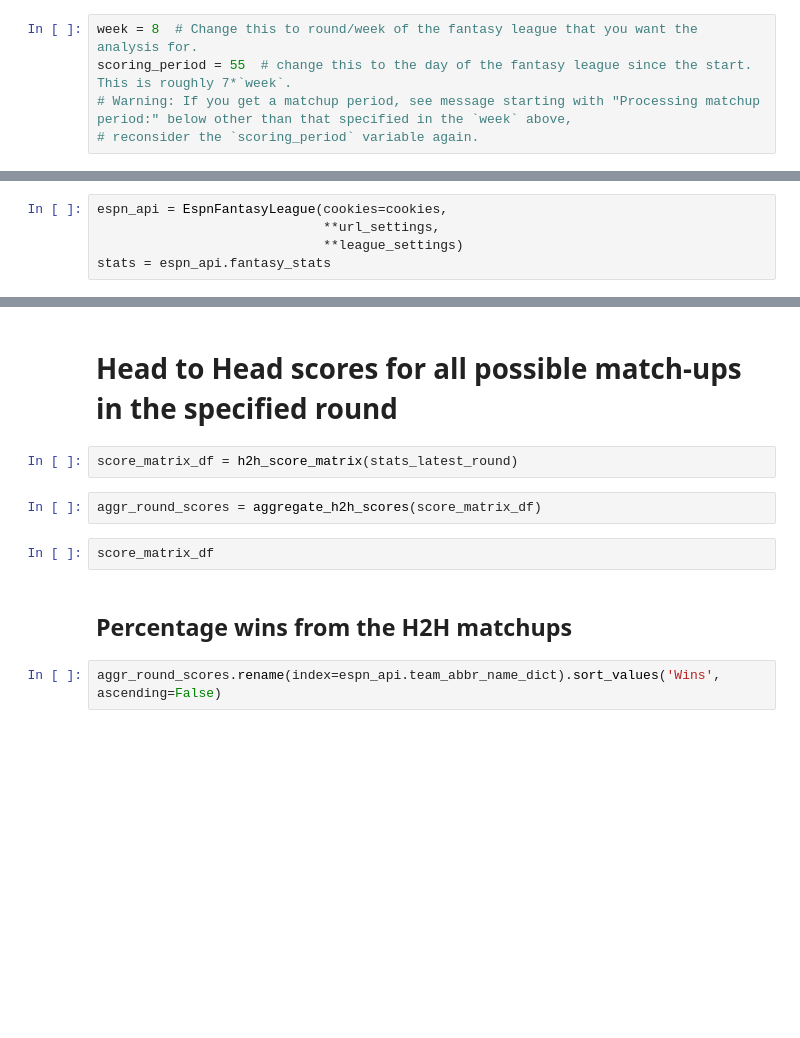
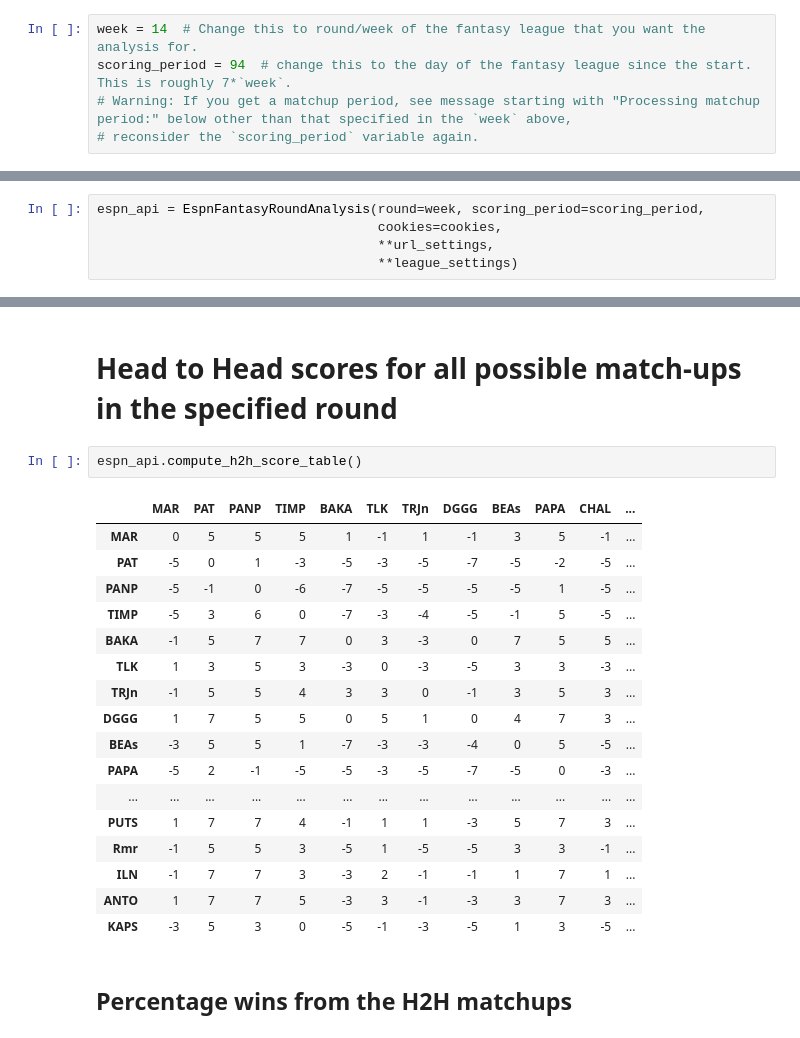
Before and after one commit to giasemidis/espn-nba-fantasy, a Jupyter notebook: notebooks/post_round_analysis.ipynb, the cells around one changed output, grey strips where cells are left out. Saved outputs shown, nothing was run; the diff lists cells and outputs as text; blank space fills up the shorter version.

```diff
--- a/notebooks/post_round_analysis.ipynb
+++ b/notebooks/post_round_analysis.ipynb
@@ -10,8 +7,8 @@ from src.utils.utils import h2h_score_matrix, aggregate_h2h_scores
 # %% [markdown]
 # Input variables
 # %%
-week = 8  # Change this to round/week of the fantasy league that you want the analysis for.
-scoring_period = 55  # change this to the day of the fantasy league since the start. This is roughly 7*`week`.
+week = 14  # Change this to round/week of the fantasy league that you want the analysis for.
+scoring_period = 94  # change this to the day of the fantasy league since the start. This is roughly 7*`week`.
 # Warning: If you get a matchup period, see message starting with "Processing matchup period:" below other than that specified in the `week` above,
 # reconsider the `scoring_period` variable again.
 # %% [markdown]
@@ -26,7 +23,7 @@ url_settings = {
     'url_nba': settings['url']['nba']
 }
 # %%
-espn_api = EspnFantasyLeague(cookies=cookies,
-                             **url_settings,
-                             **league_settings)
-stats = espn_api.fantasy_stats
+espn_api = EspnFantasyRoundAnalysis(round=week, scoring_period=scoring_period,
+                                    cookies=cookies,
+                                    **url_settings,
+                                    **league_settings)
@@ -54,12 +75,24 @@ stats_ranking_latest_round.rename(index=espn_api.team_abbr_name_dict)
 # %% [markdown]
 # Head to Head scores for all possible match-ups in the specified round
-# %%
-score_matrix_df = h2h_score_matrix(stats_latest_round)
-# %%
-aggr_round_scores = aggregate_h2h_scores(score_matrix_df)
-# %%
-score_matrix_df
+# %%
+espn_api.compute_h2h_score_table()
+# %% [output]
+|  | MAR | PAT | PANP | TIMP | BAKA | TLK | TRJn | DGGG | BEAs | PAPA | CHAL | ... |
+| MAR | 0 | 5 | 5 | 5 | 1 | -1 | 1 | -1 | 3 | 5 | -1 | ... |
+| PAT | -5 | 0 | 1 | -3 | -5 | -3 | -5 | -7 | -5 | -2 | -5 | ... |
+| PANP | -5 | -1 | 0 | -6 | -7 | -5 | -5 | -5 | -5 | 1 | -5 | ... |
+| TIMP | -5 | 3 | 6 | 0 | -7 | -3 | -4 | -5 | -1 | 5 | -5 | ... |
+| BAKA | -1 | 5 | 7 | 7 | 0 | 3 | -3 | 0 | 7 | 5 | 5 | ... |
+| TLK | 1 | 3 | 5 | 3 | -3 | 0 | -3 | -5 | 3 | 3 | -3 | ... |
+| TRJn | -1 | 5 | 5 | 4 | 3 | 3 | 0 | -1 | 3 | 5 | 3 | ... |
+| DGGG | 1 | 7 | 5 | 5 | 0 | 5 | 1 | 0 | 4 | 7 | 3 | ... |
+| BEAs | -3 | 5 | 5 | 1 | -7 | -3 | -3 | -4 | 0 | 5 | -5 | ... |
+| PAPA | -5 | 2 | -1 | -5 | -5 | -3 | -5 | -7 | -5 | 0 | -3 | ... |
+| ... | ... | ... | ... | ... | ... | ... | ... | ... | ... | ... | ... | ... |
+| PUTS | 1 | 7 | 7 | 4 | -1 | 1 | 1 | -3 | 5 | 7 | 3 | ... |
+| Rmr | -1 | 5 | 5 | 3 | -5 | 1 | -5 | -5 | 3 | 3 | -1 | ... |
+| ILN | -1 | 7 | 7 | 3 | -3 | 2 | -1 | -1 | 1 | 7 | 1 | ... |
+| ANTO | 1 | 7 | 7 | 5 | -3 | 3 | -1 | -3 | 3 | 7 | 3 | ... |
+| KAPS | -3 | 5 | 3 | 0 | -5 | -1 | -3 | -5 | 1 | 3 | -5 | ... |
 # %% [markdown]
 ## Percentage wins from the H2H matchups
-# %%
-aggr_round_scores.rename(index=espn_api.team_abbr_name_dict).sort_values('Wins', ascending=False)
```
Also changed, not shown: parts of 12 cells of this notebook, 4 other files.
